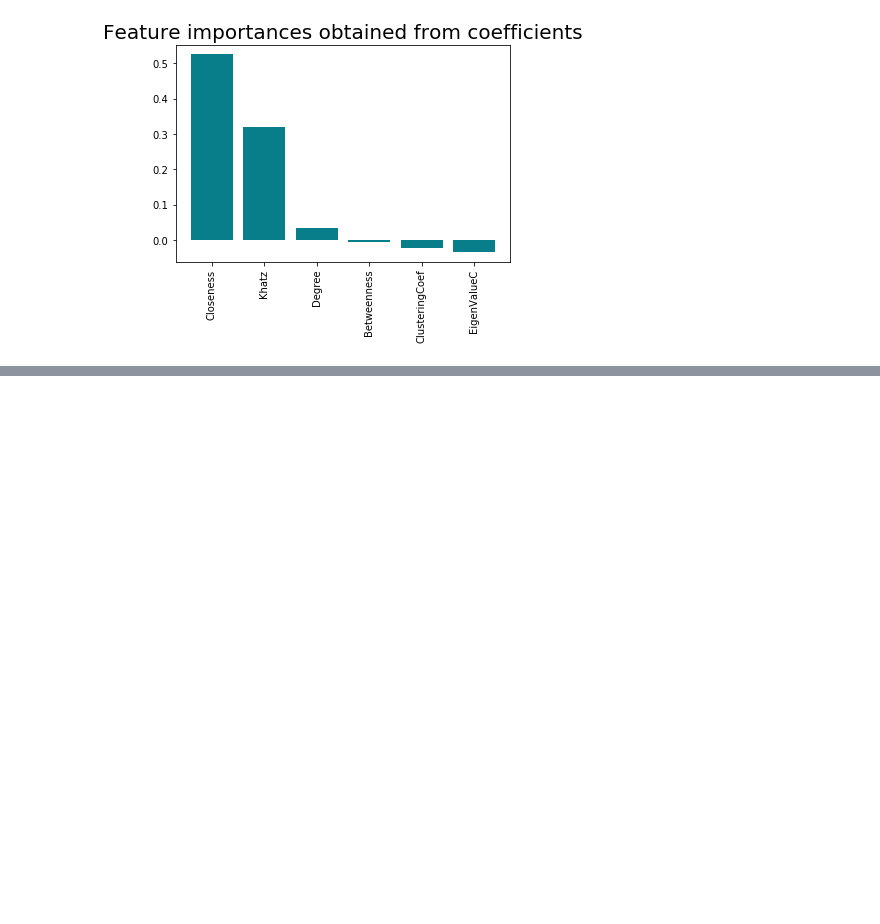
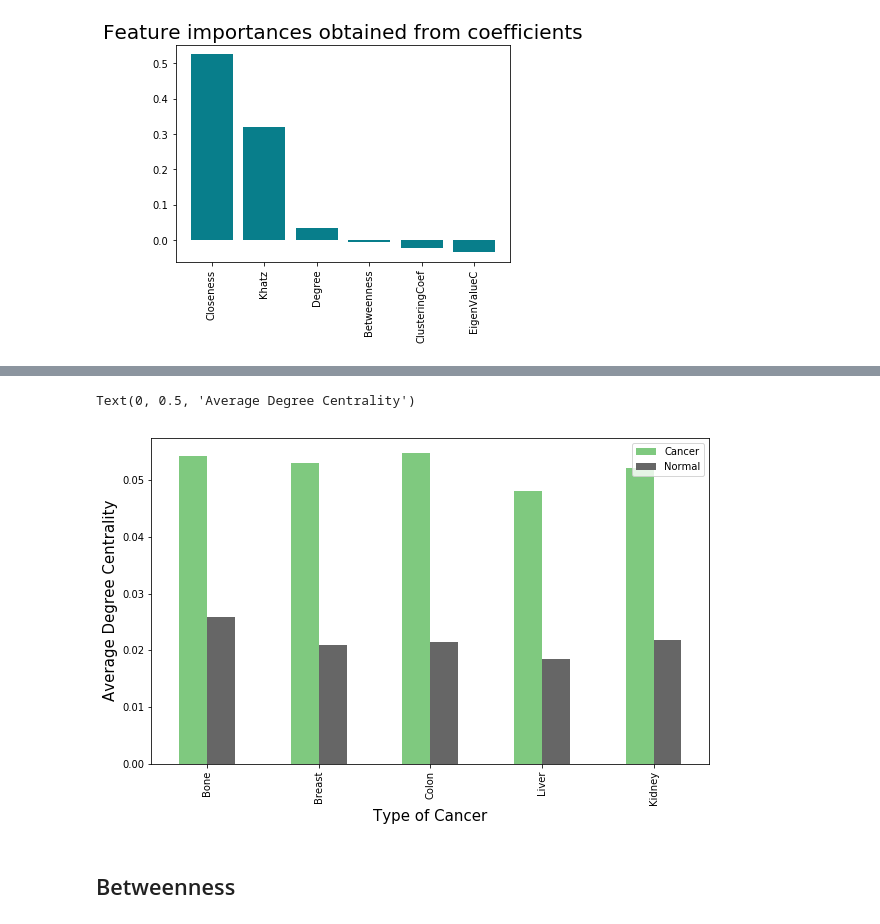
Before and after one commit to arkaprabha10/Cancer-PPIN-Analysis, a Jupyter notebook: Implementation/pca.ipynb, the cells around one changed output, grey strips where cells are left out. Drawn from its saved outputs; the diff is of its cells as text; code cells hidden in the pictures; blank space fills up the shorter version.

```diff
--- a/Implementation/pca.ipynb
+++ b/Implementation/pca.ipynb
@@ -330,0 +409,28 @@ LogisticRegression Feature Importance
+# %%
+breast_c, breast_n = get_normal_cancer(original_breast,'BreastCancer_degreeCentrality.csv')
+cancer.append(breast_c)
+normal.append(breast_n)
+# %%
+colon_c, colon_n = get_normal_cancer(original_colon,'ColonCancer_degreeCentrality.csv')
+cancer.append(colon_c)
+normal.append(colon_n)
+# %%
+liver_c, liver_n = get_normal_cancer(original_liver,'LiverCancer_degreeCentrality.csv')
+cancer.append(liver_c)
+normal.append(liver_n)
+# %%
+kidney_c, kidney_n = get_normal_cancer(original_kidney,'KidneyCancer_degreeCentrality.csv')
+cancer.append(kidney_c)
+normal.append(kidney_n)
+# %%
+name=['Bone','Breast','Colon','Liver','Kidney']
+df = pd.DataFrame(np.transpose([[0,1,2,3,4],cancer,normal]),columns=['Name','Cancer','Normal'])
+ax = df.plot(x='Name', y=['Cancer','Normal'], kind="bar",figsize=[10,6],colormap='Accent')
+ax.set_xticklabels(name)
+ax.set_xlabel('Type of Cancer',fontsize=15)
+ax.set_ylabel('Average Degree Centrality',fontsize=15)
+# %% [output]
+Text(0, 0.5, 'Average Degree Centrality')
+[figure, added]
+# %% [markdown]
+## Betweenness
```
Also changed, not shown: parts of 49 cells of this notebook.
